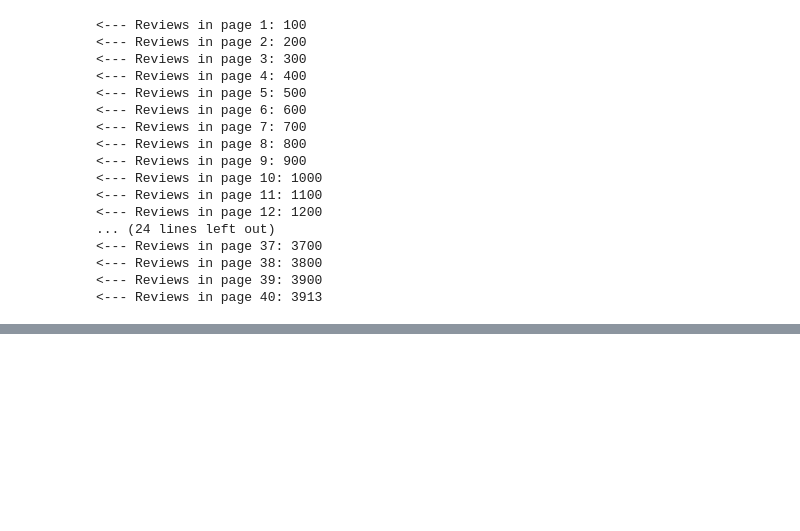
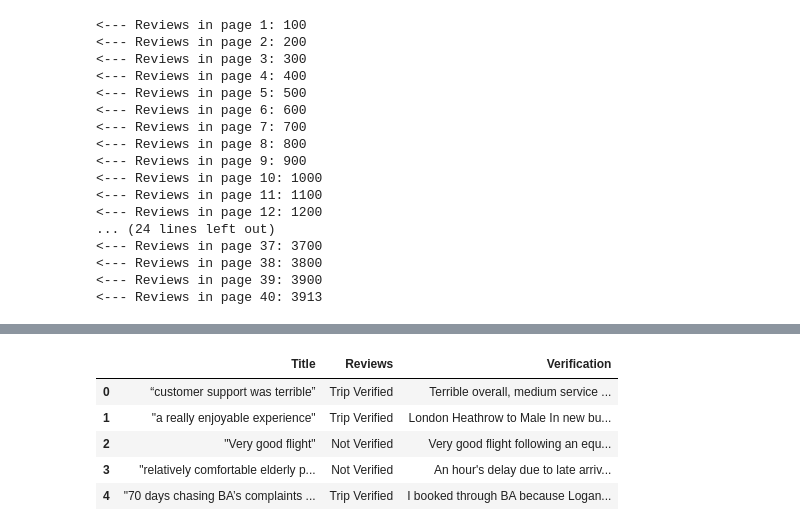
Before and after one commit to NathanaelMutua/British-Airways-Data-Science-Challenge, a Jupyter notebook: British Airways Analysis.ipynb, the cells around one changed output, grey strips where cells are left out. Cells and saved outputs as stored; diff of their text form; code cells hidden in the pictures; blank space fills up the shorter version.

```diff
--- a/British Airways Analysis.ipynb
+++ b/British Airways Analysis.ipynb
@@ -181,0 +192,12 @@ data.head()
+# %%
+mask = data["Reviews"].str.contains("\u2705")
+data.loc[mask, ["Reviews"]] = data.loc[mask, "Reviews"].str.split("\u2705", expand=True)[1]
+# %%
+data.head()
+# %% [output]
+|  | Title | Reviews | Verification |
+| 0 | “customer support was terrible” | Trip Verified | Terrible overall, medium service ... |
+| 1 | "a really enjoyable experience" | Trip Verified | London Heathrow to Male In new bu... |
+| 2 | "Very good flight" | Not Verified | Very good flight following an equ... |
+| 3 | "relatively comfortable elderly p... | Not Verified | An hour's delay due to late arriv... |
+| 4 | "70 days chasing BA’s complaints ... | Trip Verified | I booked through BA because Logan... |
```
Also changed, not shown: parts of 5 cells of this notebook.
